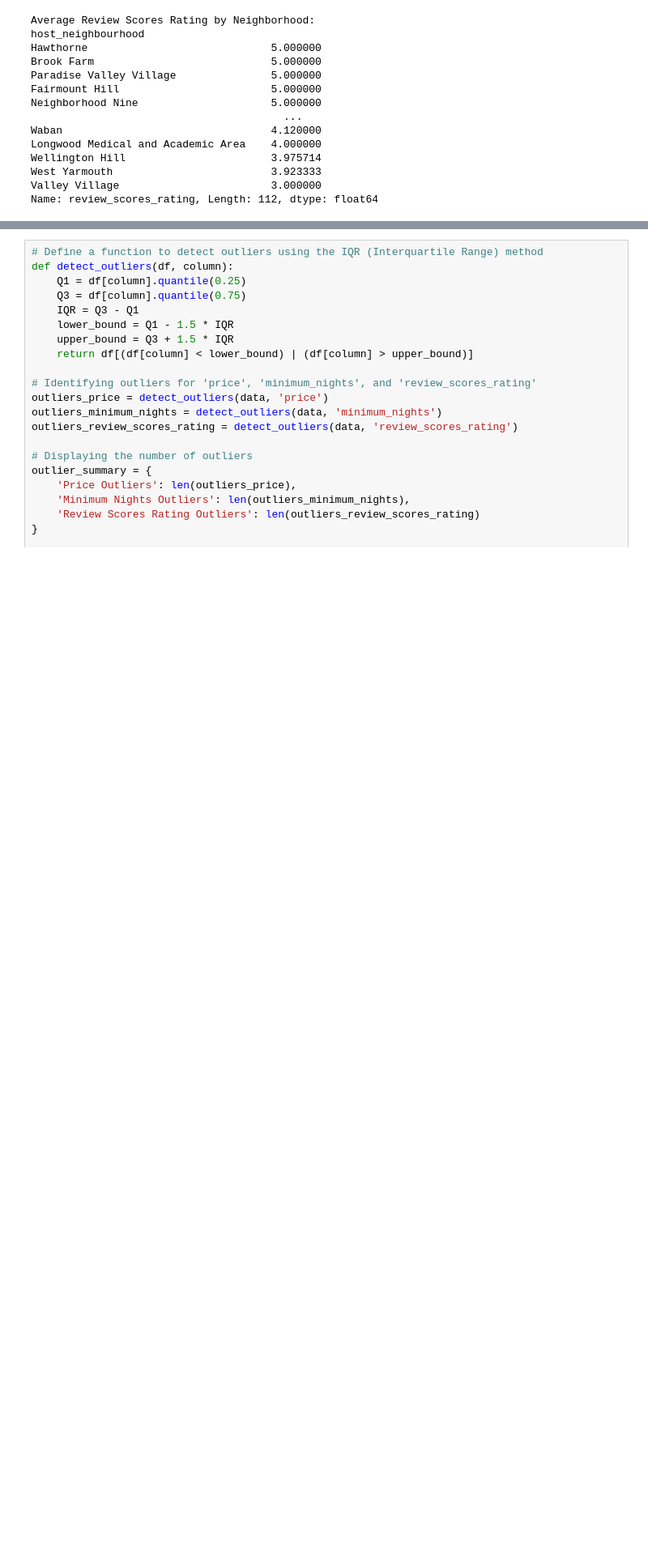
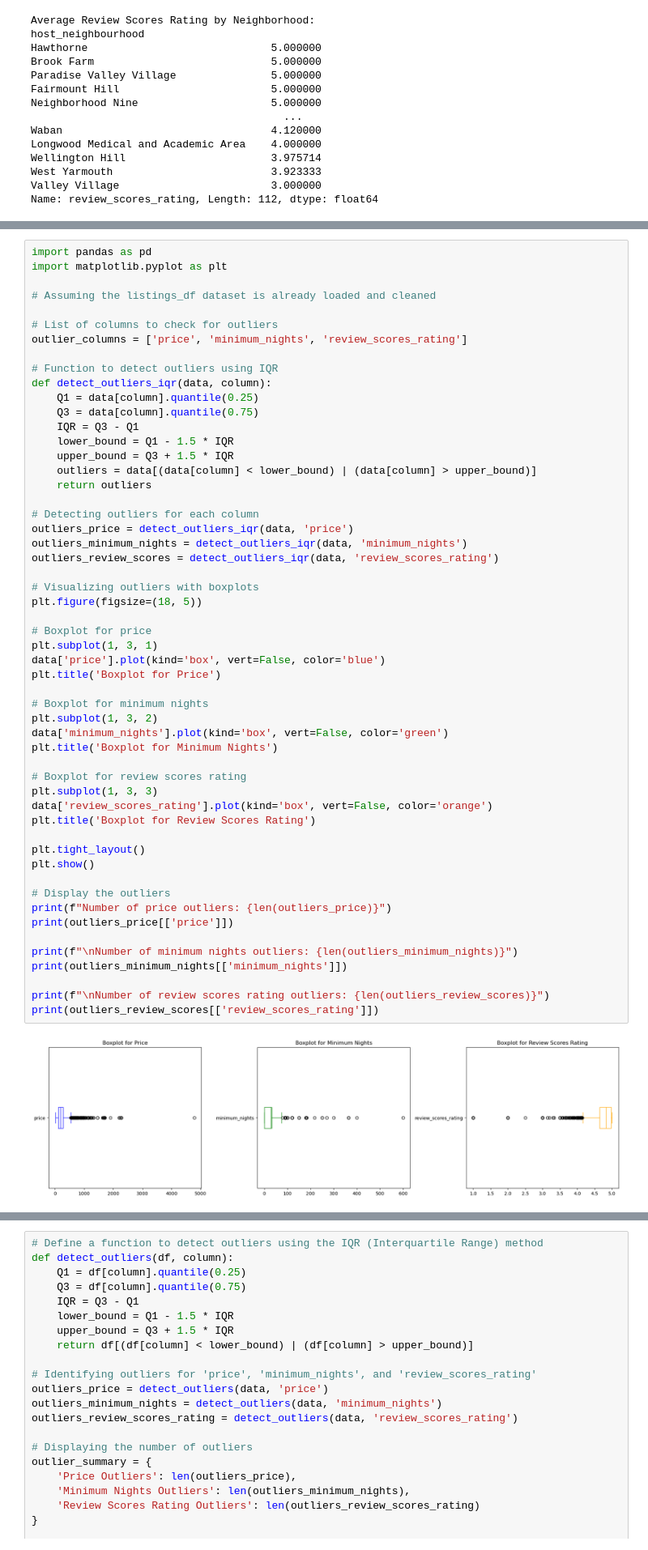
Before and after one commit to venkapk/machine-learning-assignment1, a Jupyter notebook: EDA.ipynb, the cells around one changed output, grey strips where cells are left out. Shown at 81% size. Drawn from its saved outputs; the diff is of its cells as text; blank space fills up the shorter version.

```diff
--- a/EDA.ipynb
+++ b/EDA.ipynb
@@ -259,0 +258,56 @@ review_scores_rating.
+# %%
+import pandas as pd
+import matplotlib.pyplot as plt
+
+# Assuming the listings_df dataset is already loaded and cleaned
+
+# List of columns to check for outliers
+outlier_columns = ['price', 'minimum_nights', 'review_scores_rating']
+
+# Function to detect outliers using IQR
+def detect_outliers_iqr(data, column):
+    Q1 = data[column].quantile(0.25)
+    Q3 = data[column].quantile(0.75)
+    IQR = Q3 - Q1
+    lower_bound = Q1 - 1.5 * IQR
+    upper_bound = Q3 + 1.5 * IQR
+    outliers = data[(data[column] < lower_bound) | (data[column] > upper_bound)]
+    return outliers
+
+# Detecting outliers for each column
+outliers_price = detect_outliers_iqr(data, 'price')
+outliers_minimum_nights = detect_outliers_iqr(data, 'minimum_nights')
+outliers_review_scores = detect_outliers_iqr(data, 'review_scores_rating')
+
+# Visualizing outliers with boxplots
+plt.figure(figsize=(18, 5))
+
+# Boxplot for price
+plt.subplot(1, 3, 1)
+data['price'].plot(kind='box', vert=False, color='blue')
+plt.title('Boxplot for Price')
+
+# Boxplot for minimum nights
+plt.subplot(1, 3, 2)
+data['minimum_nights'].plot(kind='box', vert=False, color='green')
+plt.title('Boxplot for Minimum Nights')
+
+# Boxplot for review scores rating
+plt.subplot(1, 3, 3)
+data['review_scores_rating'].plot(kind='box', vert=False, color='orange')
+plt.title('Boxplot for Review Scores Rating')
+
+plt.tight_layout()
+plt.show()
+
+# Display the outliers
+print(f"Number of price outliers: {len(outliers_price)}")
+print(outliers_price[['price']])
+
+print(f"\nNumber of minimum nights outliers: {len(outliers_minimum_nights)}")
+print(outliers_minimum_nights[['minimum_nights']])
+
+print(f"\nNumber of review scores rating outliers: {len(outliers_review_scores)}")
+print(outliers_review_scores[['review_scores_rating']])
+# %% [output]
+[figure, added]
```
Also changed, not shown: parts of 2 cells of this notebook.
